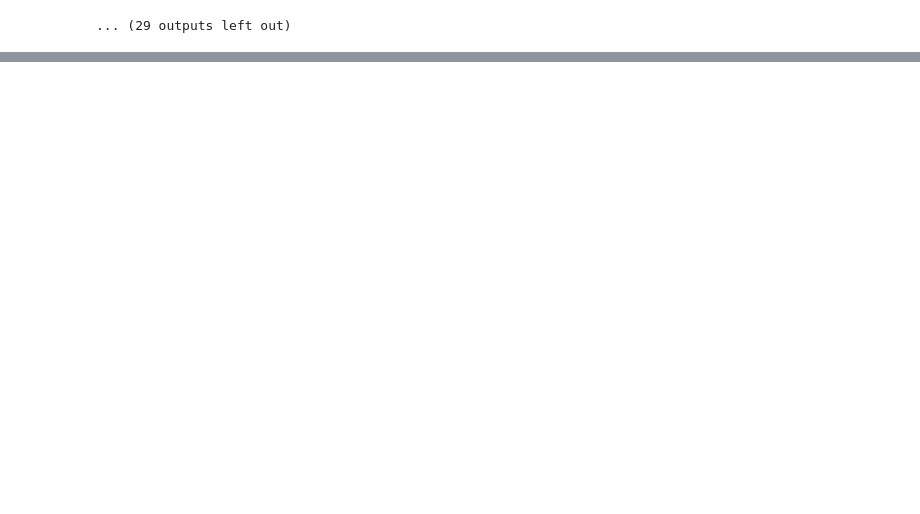
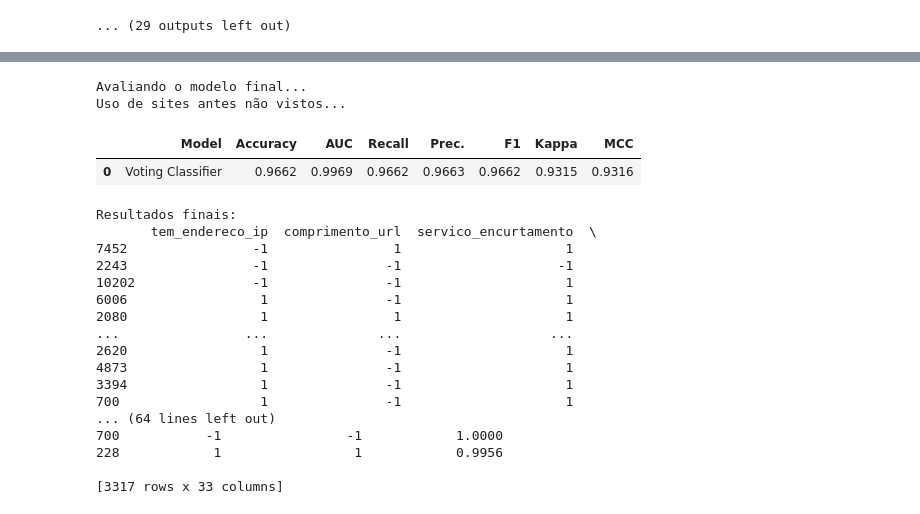
Before and after one commit to GabrielFaria1509/PROJETO-IC, a Jupyter notebook: analise.ipynb, the cells around one changed output, grey strips where cells are left out. Cells and saved outputs as stored; diff of their text form; code cells hidden in the pictures; blank space fills up the shorter version.

```diff
--- a/analise.ipynb
+++ b/analise.ipynb
@@ -227,3 +228,13 @@ Avaliando os modelos...
 [figure]
 [interactive output not drawn]
 ... (29 outputs left out)
+# %%
+##ETAPA 4 : Começar o processo de ensemble
+print("Iniciando processo de ensemnle")
+supermodelo = blend_models(estimator_list=melhores_modelos, method='soft') ##soft voting == uso os modelos que tem maior taxa de precisão para se é phising ou não
+##estimator_list == lista os modelos que serão usados
+
+
+##resultados do ensemble
+print("Resultados do ensemble:")
+print(pull())
@@ -229,0 +274,31 @@ Avaliando os modelos...
+# %%
+##Etapa 5 : Avaliar o modelo final
+print("Avaliando o modelo final...")
+print("Uso de sites antes não vistos...")
+
+resultados_finais = predict_model(supermodelo)
+
+print("Resultados finais:")
+print(resultados_finais)
+# %% [output]
+Avaliando o modelo final...
+Uso de sites antes não vistos...
+|  | Model | Accuracy | AUC | Recall | Prec. | F1 | Kappa | MCC |
+| 0 | Voting Classifier | 0.9662 | 0.9969 | 0.9662 | 0.9663 | 0.9662 | 0.9315 | 0.9316 |
+Resultados finais:
+       tem_endereco_ip  comprimento_url  servico_encurtamento  \
+7452                -1                1                     1
+2243                -1               -1                    -1
+10202               -1               -1                     1
+6006                 1               -1                     1
+2080                 1                1                     1
+...                ...              ...                   ...
+2620                 1               -1                     1
+4873                 1               -1                     1
+3394                 1               -1                     1
+700                  1               -1                     1
+... (64 lines left out)
+700           -1                -1            1.0000
+228            1                 1            0.9956
+
+[3317 rows x 33 columns]
```
Also changed, not shown: parts of 6 cells of this notebook, 1 other file.
